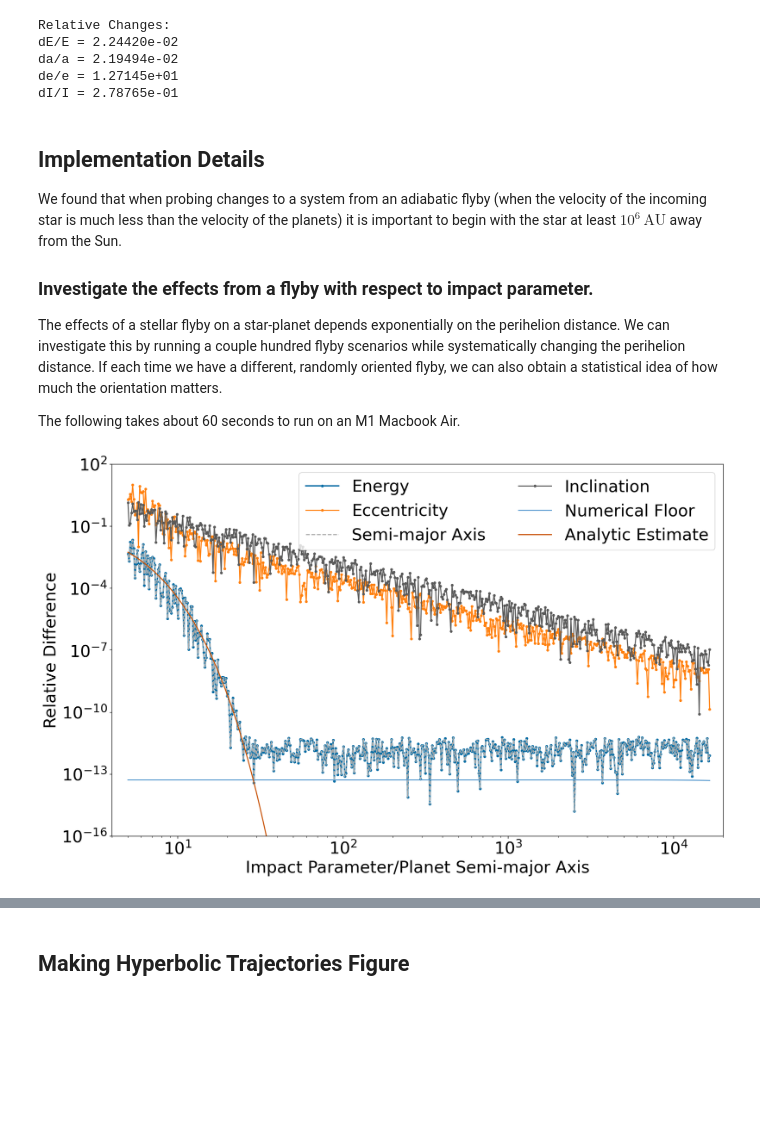
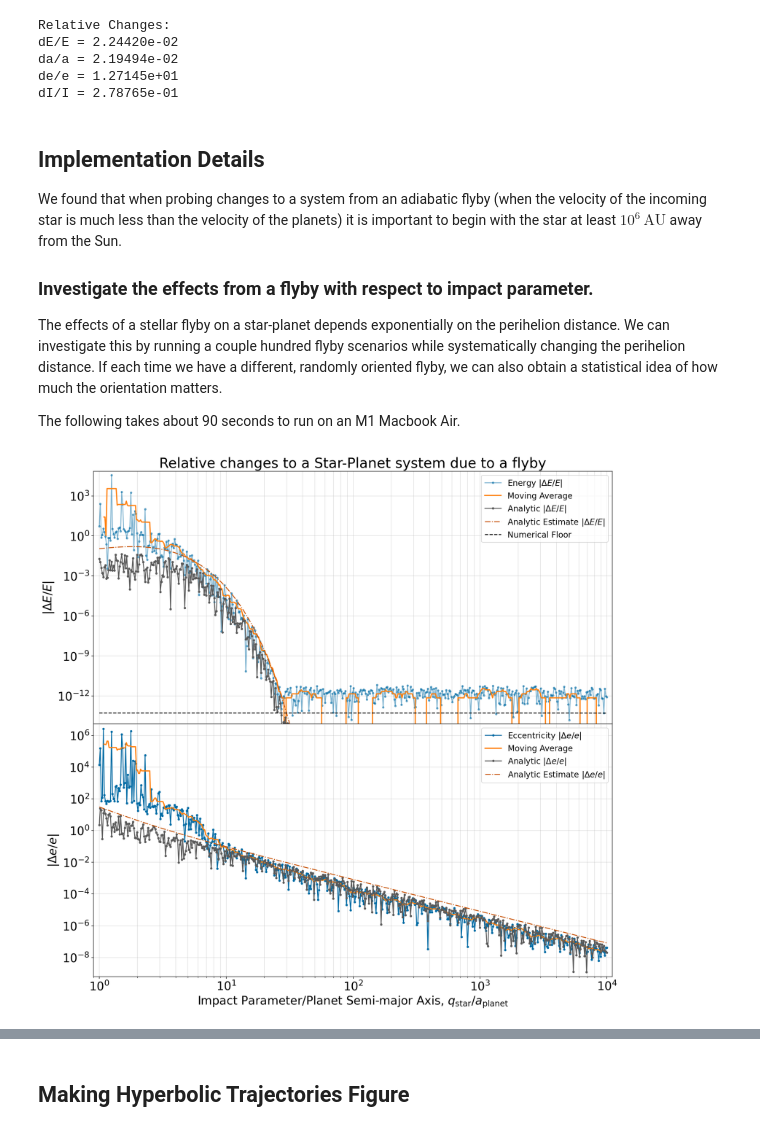
Before and after one commit to zyrxvo/airball, a Jupyter notebook: examples/Basics.ipynb, the cells around one changed output, grey strips where cells are left out. Cells and saved outputs as stored; diff of their text form; code cells hidden in the pictures; blank space fills up the shorter version.

```diff
--- a/examples/Basics.ipynb
+++ b/examples/Basics.ipynb
@@ -40,6 +40,8 @@ We also define some useful constants and parameters for setting up our system. W
 pi = np.pi
 twopi = 2.*pi
 to_deg = 180.0/pi
+
+sun_mass = 1.0 # Msun
 
 # Basic orbital elements of Neptune
 planet_mass = 5.151383772628674e-05 # Msun
@@ -72,7 +74,7 @@ We define a function that returns a consistent `REBOUND` Simulation setup for co
 def setup(planet_mass=5.151383772628674e-05, planet_a=30.27762143269065, planet_e=0.012971767987242259, planet_inc=0, planet_omega=0, planet_Omega=0, planet_f=0):
     # Set up a Sun-Neptune system.
     sim = rebound.Simulation()
-    sim.add(m=1)
+    sim.add(m=sun_mass)
     sim.add(m=planet_mass, a=planet_a, e=planet_e, inc=planet_inc, omega=planet_omega, Omega=planet_Omega, f=planet_f)
 
     sim.integrator = 'whckl'
@@ -148,7 +150,11 @@ We found that  when probing changes to a system from an adiabatic flyby (when th
 
 The effects of a stellar flyby on a star-planet depends exponentially on the perihelion distance. We can investigate this by running a couple hundred flyby scenarios while systematically changing the perihelion distance. If each time we have a different, randomly oriented flyby, we can also obtain a statistical idea of how much the orientation matters.
 
-The following takes about 60 seconds to run on an M1 Macbook Air.
+
+
+The following takes about 90 seconds to run on an M1 Macbook Air.
+# %%
+ma = airball.tools.moving_average
 # %%
 Nflybys = 500
 energy = np.zeros(Nflybys+1)
@@ -183,19 +191,39 @@ dI = np.abs((I[1:]-I[0])/I[0])
 # %%
-plt.rcParams.update({'font.size': 24})
-fig,ax = plt.subplots(1,1, figsize=(16,10))
-ax.plot(star_bs/a[0], dE, '.-', lw=2, label='Energy')
-ax.plot(star_bs/a[0], de, '.-', label='Eccentricity')
-ax.plot(star_bs/a[0], da, '--', label='Semi-major Axis')
-ax.plot(star_bs/a[0], dI, '.-', label='Inclination')
-ax.plot(star_bs/a[0], 2.0**(-53.0) * np.sqrt(nsteps), '-', label='Numerical Floor')
-ax.plot(star_bs/a[0], np.abs(airball.relative_energy_change(1.0, planet_mass, planet_a, planet_e, star_mass, star_bs, star_v)), '-', label='Analytic Estimate')
-ax.legend(ncol=2)
-ax.set_xlim([4,2e4])
-ax.set_ylim([1e-16, 1e2])
-ax.set_yscale('log')
-ax.set_xscale('log')
-ax.set_xlabel('Impact Parameter/Planet Semi-major Axis')
-ax.set_ylabel('Relative Difference')
+b_a = star_bs/planet_a
+est_dE = np.abs(airball.relative_energy_change(sun_mass, planet_mass, planet_a, planet_e, star_mass, star_bs, star_v, averaged=True))
+est_de = np.abs(airball.eccentricity_change_adiabatic_estimate(sun_mass, planet_mass, planet_a, planet_e, star_mass, star_bs, star_v, averaged=True)/planet_e)
+
+plt.rcParams.update({'font.size': 20})
+fig,ax = plt.subplots(2,1, figsize=(16,16), sharex=True)
+ax[0].set_title('Relative changes to a Star-Planet system due to a flyby')
+
+ax[0].plot(b_a, dE, 'C0.-', alpha=0.5, label=r'Energy $|\Delta E/E|$')
+ax[0].plot(ma(b_a, n=10), ma(dE, n=10), 'C1-', lw=2, label='Moving Average')
+ax[0].plot(b_a, analytic_dE, 'C3.-', label=r'Analytic $|\Delta E/E|$')
+ax[0].plot(b_a, est_dE, 'C5-.', label=r'Analytic Estimate $|\Delta E/E|$')
+ax[0].plot(b_a, 2.0**(-53.0) * np.sqrt(nsteps), 'k--', label='Numerical Floor')
+ax[0].legend(prop={'size': 14})
+ax[0].set_yscale('log')
+ax[0].set_xscale('log')
+ax[0].xaxis.grid(True, which='both', alpha=0.4)
+ax[0].yaxis.grid(True, which='both', alpha=0.4)
+ax[0].set_ylabel(r'$|\Delta E/E|$')
+ax[0].set_xlim([np.min(b_a)*0.9, np.max(b_a)*1.1])
+ax[0].set_ylim([np.min(dE)/2, np.max(dE)*2])
+
+ax[1].plot(b_a, de, 'C0.-', label=r'Eccentricity $|\Delta e/e|$')
+ax[1].plot(ma(b_a, n=10), ma(de, n=10), 'C1-', lw=2, label='Moving Average')
+ax[1].plot(b_a, analytic_de, 'C3.-', label=r'Analytic $|\Delta e/e|$')
+ax[1].plot(b_a, est_de, 'C5-.', label=r'Analytic Estimate $|\Delta e/e|$')
+ax[1].legend(prop={'size': 14})
+ax[1].set_ylim([np.min([de,analytic_de])/2, np.max([de,analytic_de])*2])
+ax[1].set_yscale('log')
+ax[1].xaxis.grid(True, which='both', alpha=0.4)
+ax[1].yaxis.grid(True, which='both', alpha=0.4)
+ax[1].set_ylabel(r'$|\Delta e/e|$')
+ax[1].set_xlabel(r'Impact Parameter/Planet Semi-major Axis, $q_\mathrm{star}/a_\mathrm{planet}$')
+
+plt.subplots_adjust(hspace=0.)
 plt.show()
 # %% [output]
-[figure, old version]
+[figure, new version]
```
Also changed, not shown: parts of 7 cells of this notebook, 1 other file.
